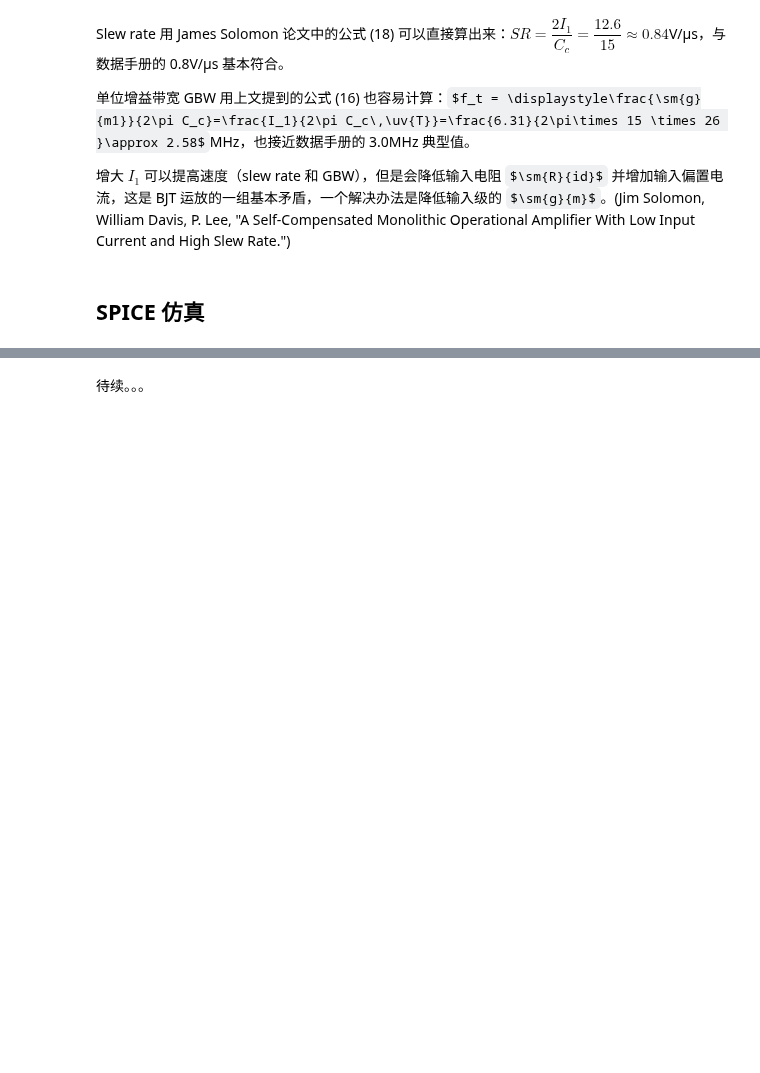
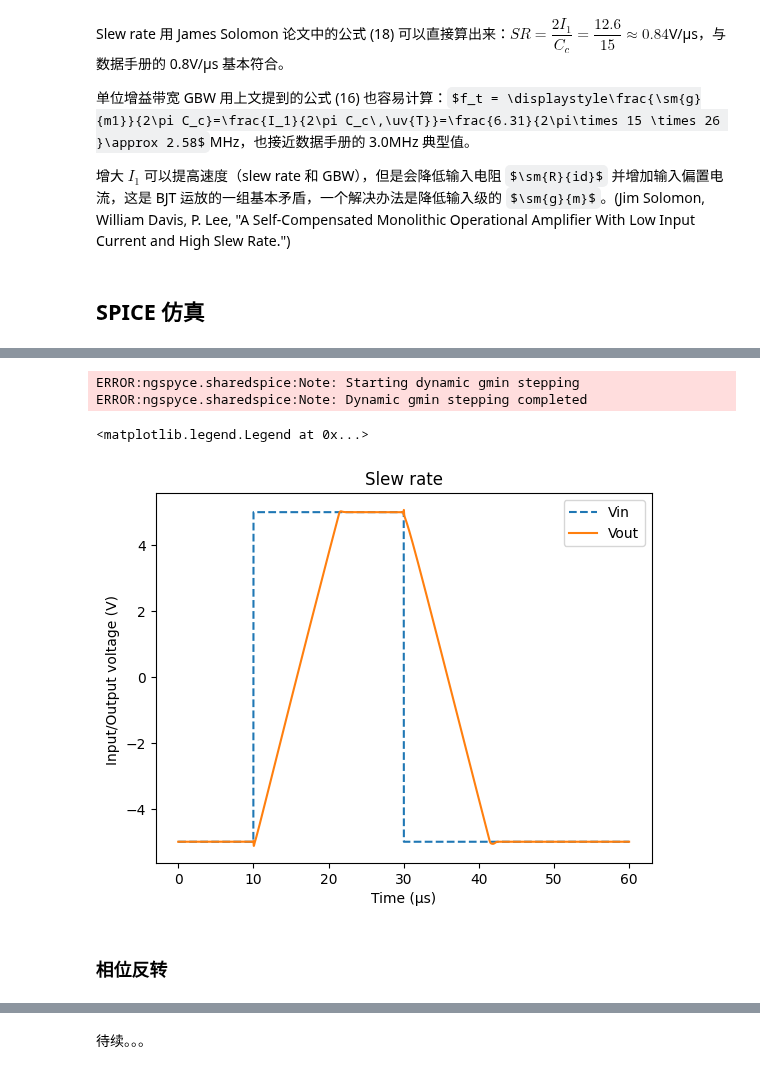
Before and after one commit to chenshuo/nuedc, a Jupyter notebook: docs/rc4558.ipynb, the cells around one changed output, grey strips where cells are left out. Saved outputs shown, nothing was run; the diff lists cells and outputs as text; code cells hidden in the pictures; some formulas as TeX source; blank space fills up the shorter version.

Commit message:
update rc4558 notes

```diff
--- a/docs/rc4558.ipynb
+++ b/docs/rc4558.ipynb
@@ -388,0 +641,18 @@ print_op(0)
+# %%
+ng.cmd('tran 10n 60u')
+t = ng.vector('time')
+Vout = ng.vector('out')
+Vin = ng.vector('vin')
+plt.plot(t*1e6, Vin, '--', label='Vin')
+plt.plot(t*1e6, Vout, label='Vout')
+plt.ylabel('Input/Output voltage (V) ')
+plt.xlabel('Time (μs)')
+plt.title('Slew rate')
+plt.legend()
+# %% [output]
+ERROR:ngspyce.sharedspice:Note: Starting dynamic gmin stepping
+ERROR:ngspyce.sharedspice:Note: Dynamic gmin stepping completed
+<matplotlib.legend.Legend at 0x...>
+[figure, added]
+# %% [markdown]
+### 相位反转
```
Also changed, not shown: parts of 18 cells of this notebook, 1 other file.
